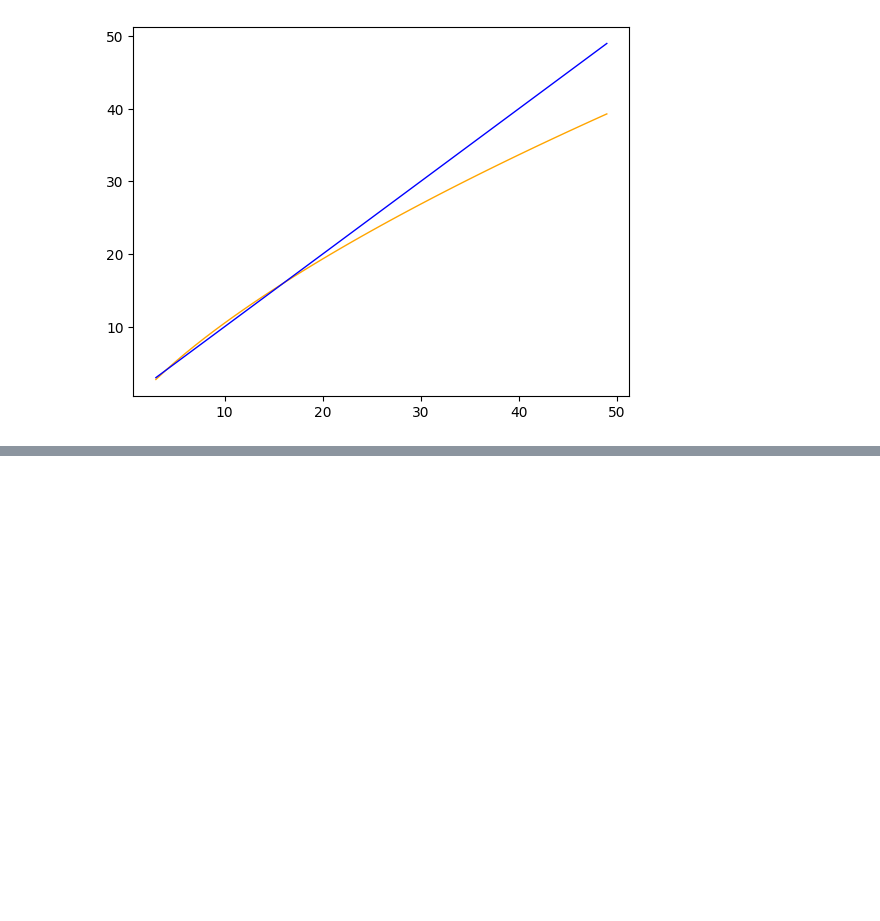
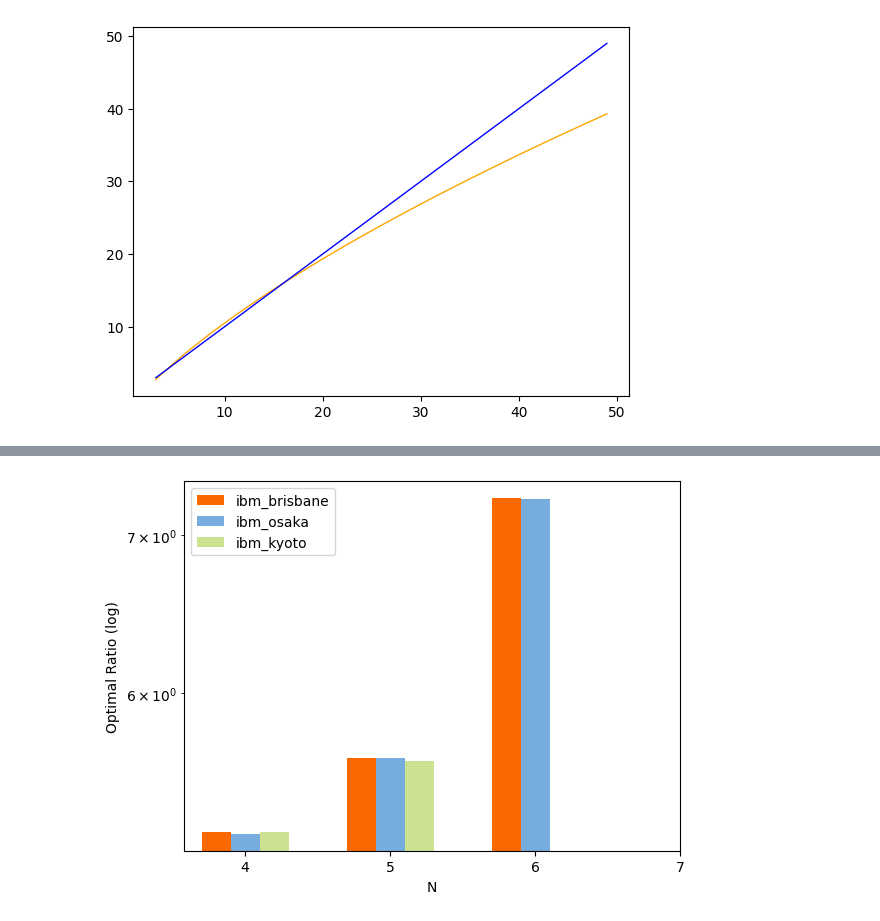
Before and after one commit to ragesi/TSP-Solution, a Jupyter notebook: demo/experiment-figure.ipynb, the cells around one changed output, grey strips where cells are left out. Saved outputs shown, nothing was run; the diff lists cells and outputs as text; code cells hidden in the pictures; blank space fills up the shorter version.

```diff
--- a/demo/experiment-figure.ipynb
+++ b/demo/experiment-figure.ipynb
@@ -259,4 +260,23 @@ plt.show()
 # %%
 """ Circuit Depth """
+
+x = [4, 5, 6, 7]
+brisbane = [174332, 427203, 18123135, 0]
+osaka = [169870, 427295, 17759765, 0]
+kyoto = [173674, 415044, 0, 0]
+
+plt.bar(np.array(x) - 0.2, np.log10(brisbane), width=0.2, label='ibm_brisbane', color='#FA6800')
+plt.bar(np.array(x), np.log10(osaka), width=0.2, label='ibm_osaka', color='#76ADDC')
+plt.bar(np.array(x) + 0.2, np.log10(kyoto), width=0.2, label='ibm_kyoto', color='#CCE290')
+
+plt.legend(['ibm_brisbane', 'ibm_osaka', 'ibm_kyoto'])
+plt.xticks(range(4, 8))
+plt.xlabel('N')
+plt.ylabel('Optimal Ratio (log)')
+plt.yscale('log')
+
+plt.show()
+# %% [output]
+[figure, added]
 # %%
 """ Qubit Number """
```
Also changed, not shown: parts of 3 cells of this notebook, 1 other file.
